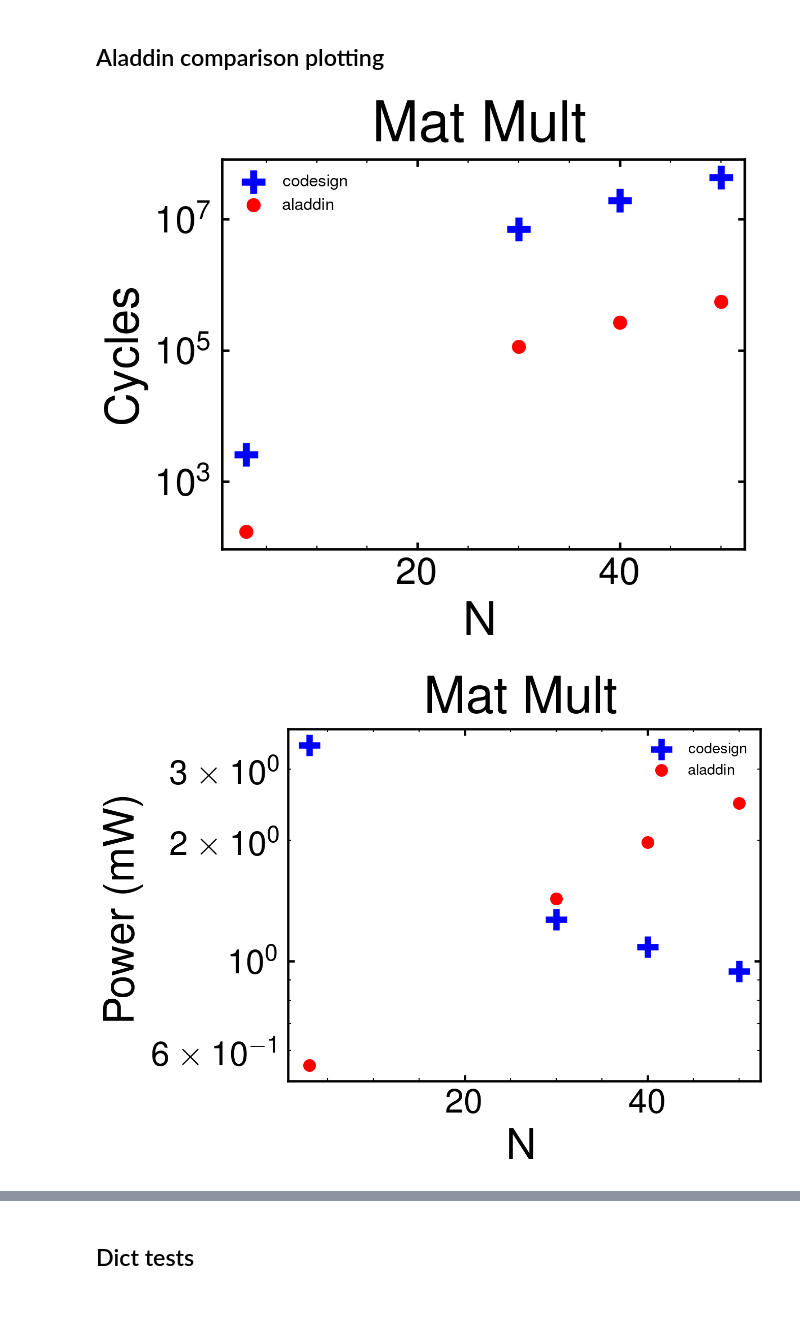
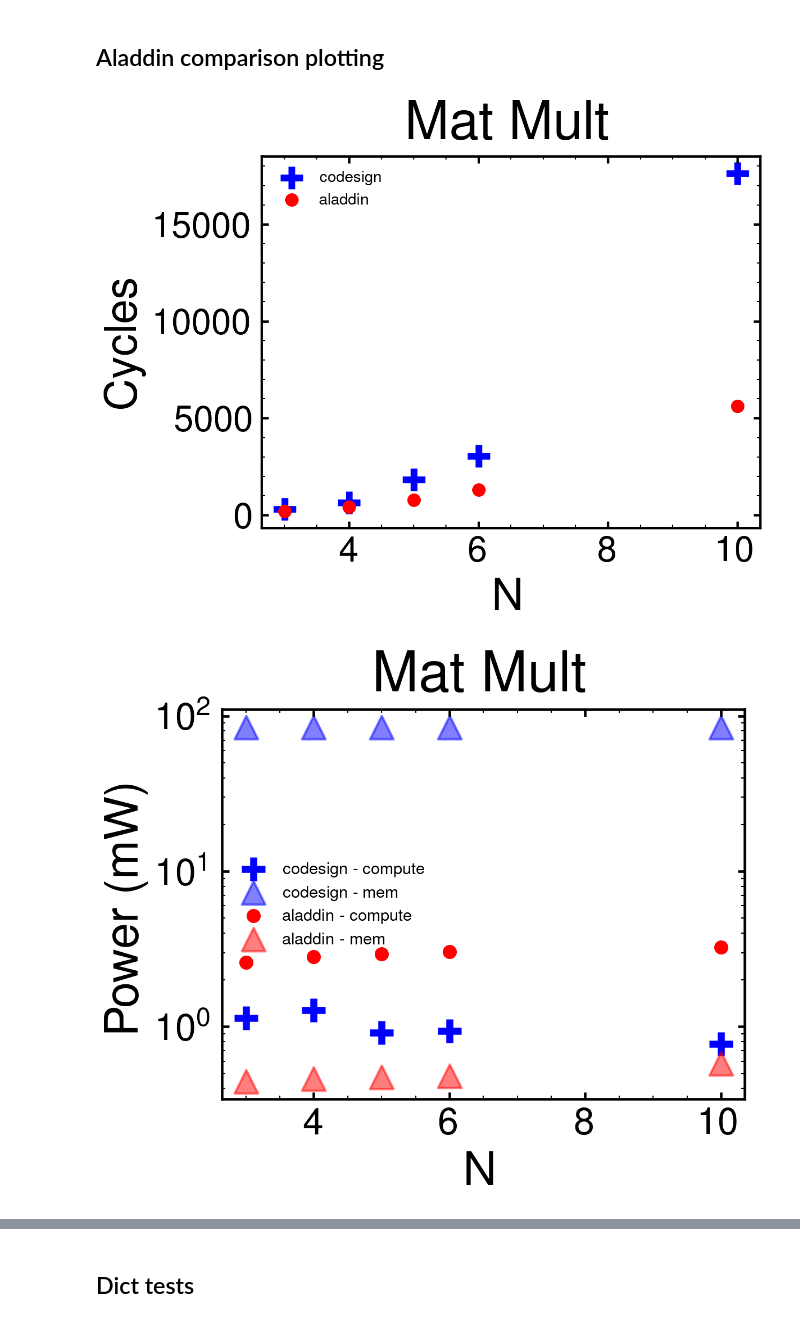
Before and after one commit to tathagatasrimani/codesign, a Jupyter notebook: src/vamshi_misc_tests.ipynb, the cells around one changed output, grey strips where cells are left out. Drawn from its saved outputs; the diff is of its cells as text; code cells hidden in the pictures.

Commit message:
generate more plots, this data looks way better, far more interpretable

```diff
--- a/src/vamshi_misc_tests.ipynb
+++ b/src/vamshi_misc_tests.ipynb
@@ -990,33 +981,50 @@ aladdin = {'cycles': [174, 113493, 265723, 555342],
+# %%
+mat_dim = [3, 4, 5, 6, 10]
+
+codesign = {'cycles': [300, 652, 1818, 3042, 17624],
+    'compute power': [1.1403980214667973, 1.2781481894323925, 0.9126971372724313, 0.9414409589790664, 0.7737057884570493],
+    'mem power': [84.488, 84.4880, 84.488, 84.4880, 84.4880],
+    'compute area': [9116.648899, 9116.648899, 9116.648899, 9116.648899, 9116.648899],
+    'mem area': [8260000.0, 8260000.0, 8260000.0, 8260000.0, 8260000.0]}
+
+aladdin = {'cycles': [201, 431, 793, 1317, 5633],
+    'compute power': [2.59966, 2.81148, 2.94683, 3.04085, 3.23906],
+    'mem power': [0.443374, 0.462407, 0.47349, 0.480716, 0.57795],
+    'compute area': [8277.04, 8277.04, 8277.04, 8277.04, 8277.04],
+    'mem area': [3369.65, 3369.65, 3369.65, 3369.65, 4359.79]}
 # %%
 # with mpl.rc_context({'lines.linewidth' : 2.25,
 # 'lines.markersize' : 6,
 # 'figure.figsize': (5,4),
 # 'figure.dpi': 192,
 # # 'axes.titlepad': 8.0,
 # 'axes.linewidth' : 1.1,
 # 'legend.frameon': False,
 # 'legend.fontsize': 12,
 # 'xtick.major.width' : 1.1,
 # 'ytick.major.width' : 1.1,
 # 'axes.titlesize' : 20,
 # 'axes.labelsize' : 16,
 # 'lines.linewidth' : 3,
 # 'lines.markersize' : 6,
 # 'xtick.labelsize' : 16,
 # 'ytick.labelsize' : 16,}):
 plt.scatter(mat_dim, codesign['cycles'], marker='+', label='codesign', c='b')
 plt.scatter(mat_dim, aladdin['cycles'], marker='.', label='aladdin', c='r')
 plt.xlabel('N')
 plt.ylabel('Cycles')
-plt.yscale('log')
+# plt.yscale('log')
 plt.legend()
 plt.title("Mat Mult")
 plt.show()
 # %% [output]
-[figure, old version]
+[figure, new version]
 # %%
-plt.scatter(mat_dim, codesign['avg power'], marker='+', label='codesign', c='b')
-plt.scatter(mat_dim, aladdin['avg power'], marker='.', label='aladdin', c='r')
+plt.scatter(mat_dim, codesign['compute power'], marker='+', label='codesign - compute', c='b')
+plt.scatter(mat_dim, codesign['mem power'], marker='^', label='codesign - mem', c='b', alpha = 0.5)
+
+plt.scatter(mat_dim, aladdin['compute power'], marker='.', label='aladdin - compute', c='r')
+plt.scatter(mat_dim, aladdin['mem power'], marker='^', label='aladdin - mem', c='r', alpha = 0.5)
 plt.xlabel('N')
 plt.ylabel('Power (mW)')
 plt.yscale('log')
@@ -1024,5 +1032,5 @@ plt.legend()
 plt.title("Mat Mult")
 plt.show()
 # %% [output]
-[figure, old version]
+[figure, new version]
 # %%
```
Also changed, not shown: parts of 2 cells of this notebook.
